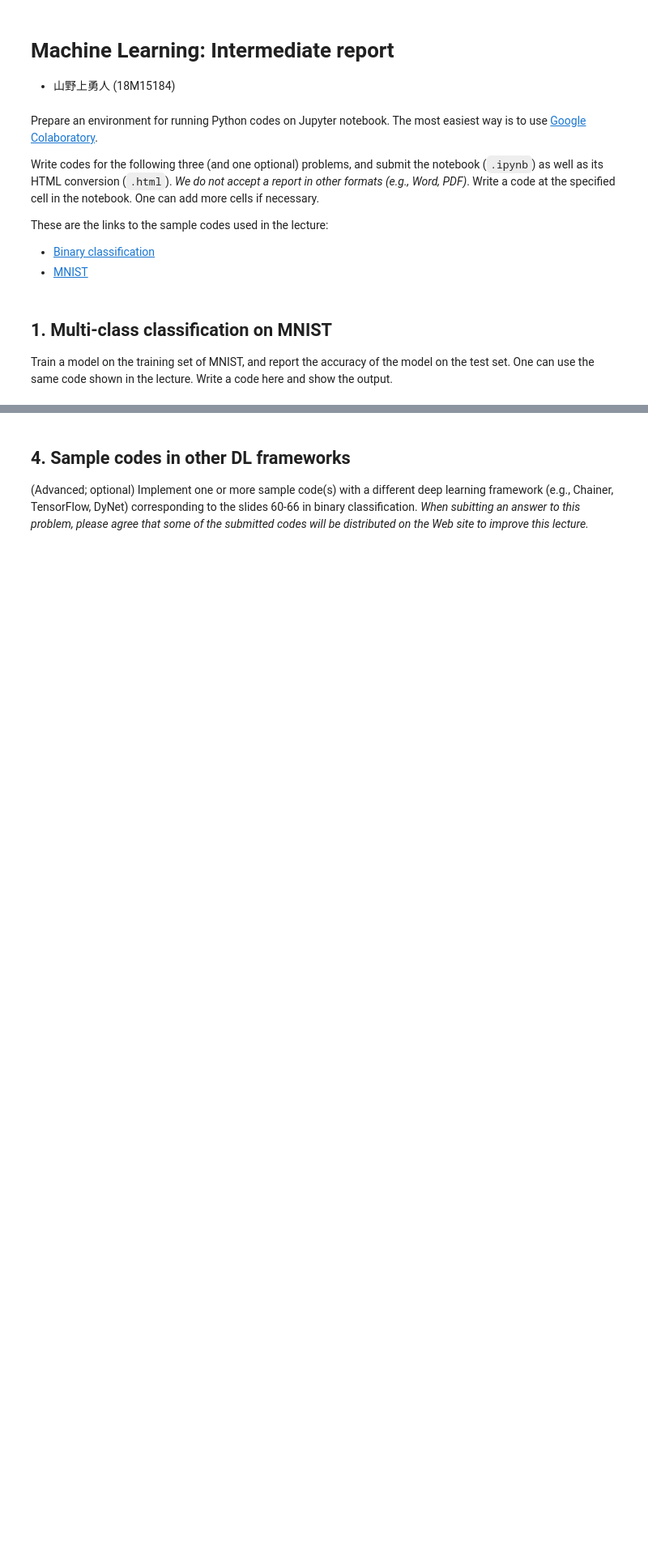
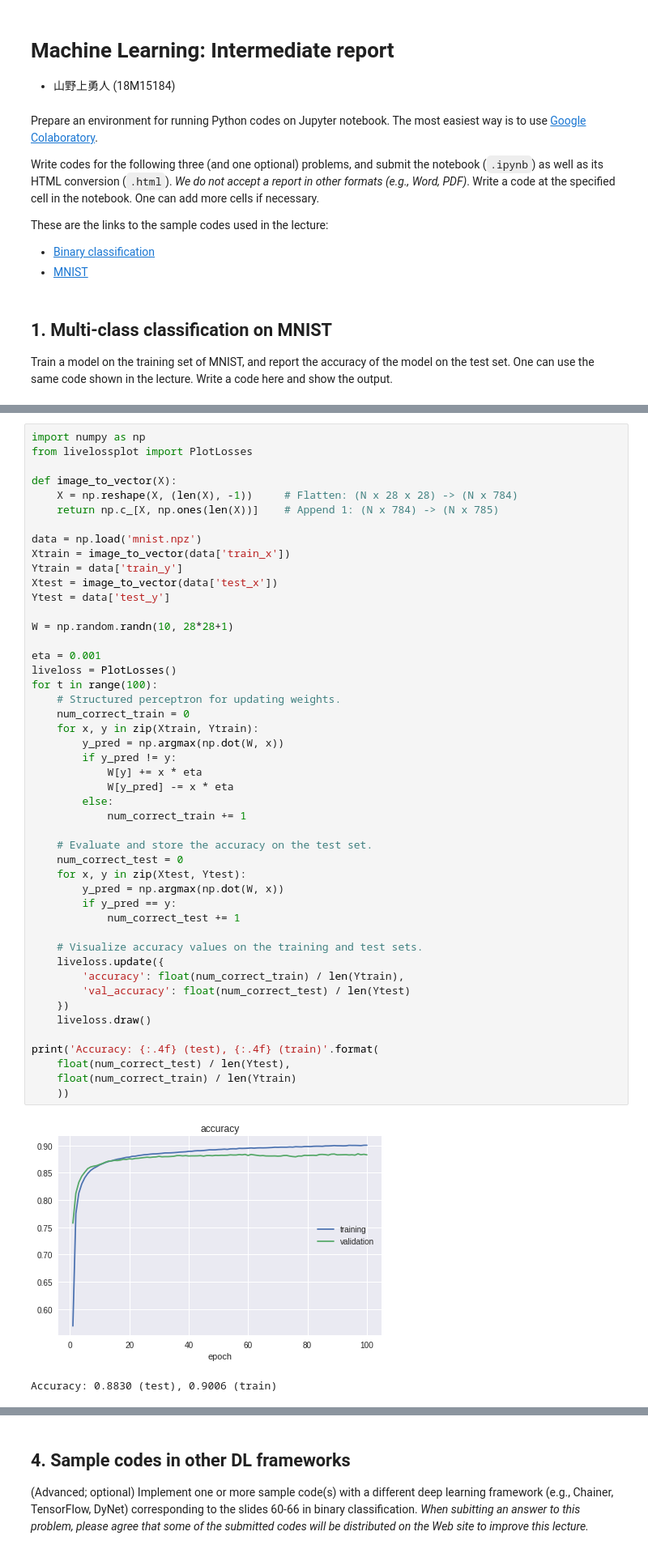
Before and after one commit to kigil/DL, a Jupyter notebook: 18M15184_report2.ipynb, the cells around one changed output, grey strips where cells are left out. Shown: that part at 81% size. Cells and saved outputs as stored; diff of their text form; blank space fills up the shorter version.

```diff
--- a/18M15184_report2.ipynb
+++ b/18M15184_report2.ipynb
@@ -20,3 +79,53 @@ Train a model on the training set of MNIST, and report the accuracy of the model
+# %%
+import numpy as np
+from livelossplot import PlotLosses
+
+def image_to_vector(X):
+    X = np.reshape(X, (len(X), -1))     # Flatten: (N x 28 x 28) -> (N x 784)
+    return np.c_[X, np.ones(len(X))]    # Append 1: (N x 784) -> (N x 785)
+
+data = np.load('mnist.npz')
+Xtrain = image_to_vector(data['train_x'])
+Ytrain = data['train_y']
+Xtest = image_to_vector(data['test_x'])
+Ytest = data['test_y']
+
+W = np.random.randn(10, 28*28+1)
+
+eta = 0.001
+liveloss = PlotLosses()
+for t in range(100):
+    # Structured perceptron for updating weights.
+    num_correct_train = 0
+    for x, y in zip(Xtrain, Ytrain):
+        y_pred = np.argmax(np.dot(W, x))
+        if y_pred != y:
+            W[y] += x * eta
+            W[y_pred] -= x * eta
+        else:
+            num_correct_train += 1
+
+    # Evaluate and store the accuracy on the test set.
+    num_correct_test = 0
+    for x, y in zip(Xtest, Ytest):
+        y_pred = np.argmax(np.dot(W, x))
+        if y_pred == y:
+            num_correct_test += 1
+
+    # Visualize accuracy values on the training and test sets.
+    liveloss.update({
+        'accuracy': float(num_correct_train) / len(Ytrain),
+        'val_accuracy': float(num_correct_test) / len(Ytest)
+    })
+    liveloss.draw()
+
+print('Accuracy: {:.4f} (test), {:.4f} (train)'.format(
+    float(num_correct_test) / len(Ytest),
+    float(num_correct_train) / len(Ytrain)
+    ))
+# %% [output]
+[figure, added]
+Accuracy: 0.8830 (test), 0.9006 (train)
 # %% [markdown]
 ## 2. Confusion matrix
 
```
Also changed, not shown: parts of 10 cells of this notebook.
